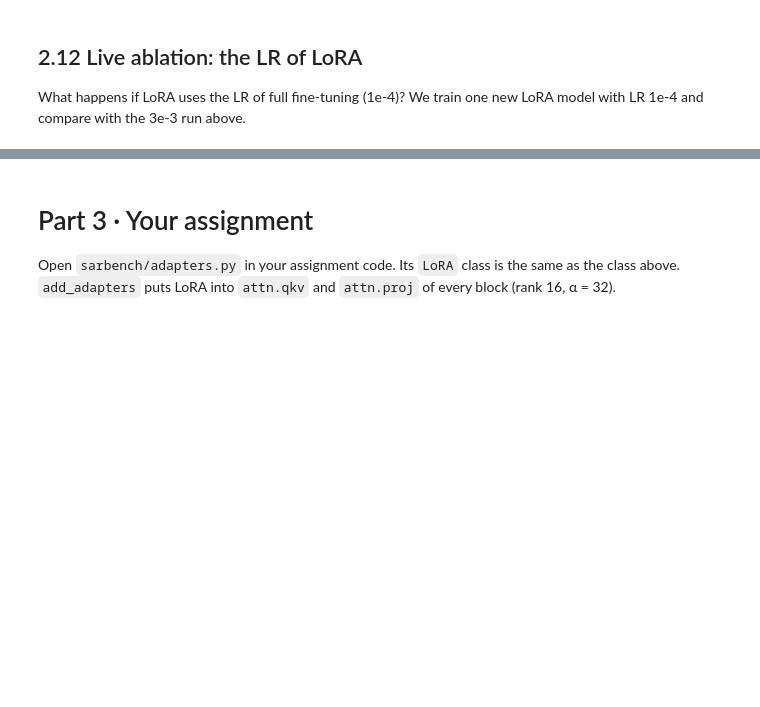
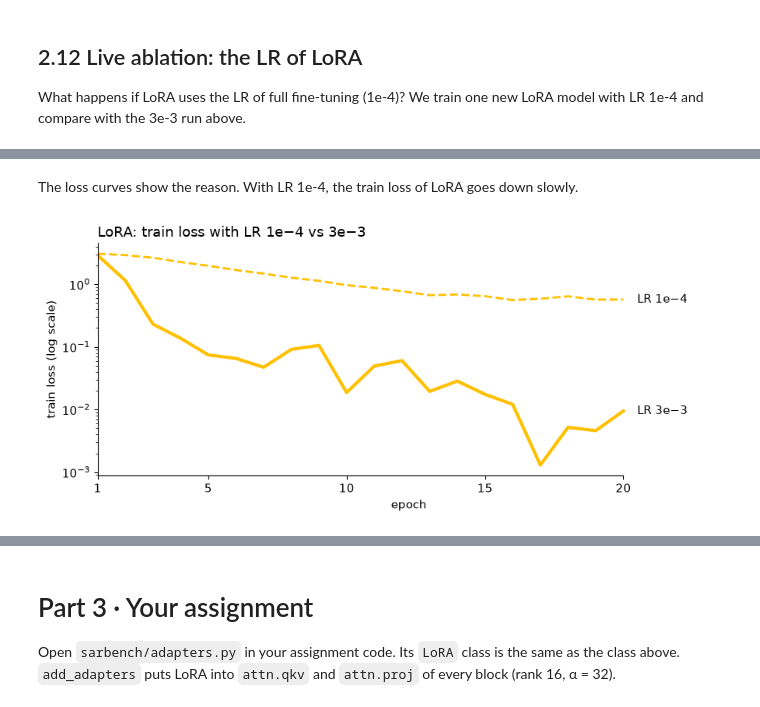
Before and after one commit to doem97/cs701-w10-lora-tutorial, a Jupyter notebook: W10_T1_lora_for_vit_with_outputs.ipynb, the cells around one changed output, grey strips where cells are left out. Saved outputs shown, nothing was run; the diff lists cells and outputs as text; code cells hidden in the pictures; blank space fills up the shorter version.

```diff
--- a/W10_T1_lora_for_vit_with_outputs.ipynb
+++ b/W10_T1_lora_for_vit_with_outputs.ipynb
@@ -361,22 +376,0 @@ LoRA                           302,602     0.35%     92.3%        5
-# %%
-NAVY, AMBER = "#151C55", "#FFC000"  # frozen, trainable
-names = list(results)
-labels = [f"{k}\n{results[k]['accuracy']:.1%} test acc" for k in names]
-trainable = np.array([results[k]["trainable"] for k in names])
-frozen = np.array([results[k]["total"] for k in names]) - trainable
-fig, (ax1, ax2) = plt.subplots(1, 2, figsize=(11, 3.2), sharey=True)
-ax1.barh(labels, frozen / 1e6, color=NAVY, label="frozen")
-ax1.barh(labels, trainable / 1e6, left=frozen / 1e6, color=AMBER, label="trainable")
-ax1.set_xlabel("all weights (millions)")
-ax1.legend(loc="lower left", bbox_to_anchor=(0, 1), ncol=2, frameon=False)
-ax2.barh(labels, trainable, color=AMBER)
-ax2.set_xscale("log")
-ax2.set_xlim(1e3, 1e10)
-ax2.set_xlabel("trainable weights (log scale)")
-for i, n in enumerate(trainable):
-    ax2.text(n * 1.5, i, f"{n:,}", va="center")
-ax1.invert_yaxis()
-for ax in (ax1, ax2):
-    ax.spines[["top", "right"]].set_visible(False)
-plt.tight_layout()
-plt.show()
@@ -400,0 +393,19 @@ LoRA, LR 1e-4: 73.7% | LoRA, LR 3e-3: 92.3%
+# %% [markdown]
+The loss curves show the reason. With LR 1e-4, the train loss of LoRA goes down slowly.
+# %%
+runs = [("LR 3e−3", results["LoRA"], AMBER, "-", 3.0), ("LR 1e−4", lora_slow_hist, AMBER, "--", 2.0)]
+fig, ax = plt.subplots(figsize=(9, 4))
+for name, h, color, style, width in runs:
+    ax.plot(range(1, len(h["loss"]) + 1), h["loss"], style, color=color, lw=width)
+    ax.text(20.5, h["loss"][-1], name, va="center")
+ax.set_yscale("log")
+ax.set_xlim(1, 23.5)
+ax.set_xticks([1, 5, 10, 15, 20])
+ax.spines["bottom"].set_bounds(1, 20)
+ax.set_xlabel("epoch")
+ax.set_ylabel("train loss (log scale)")
+ax.set_title("LoRA: train loss with LR 1e−4 vs 3e−3", loc="left", fontsize=13)
+plt.tight_layout()
+plt.show()
+# %% [output]
+[figure, added]
```
Also changed, not shown: parts of 17 cells of this notebook, 2 other files.
